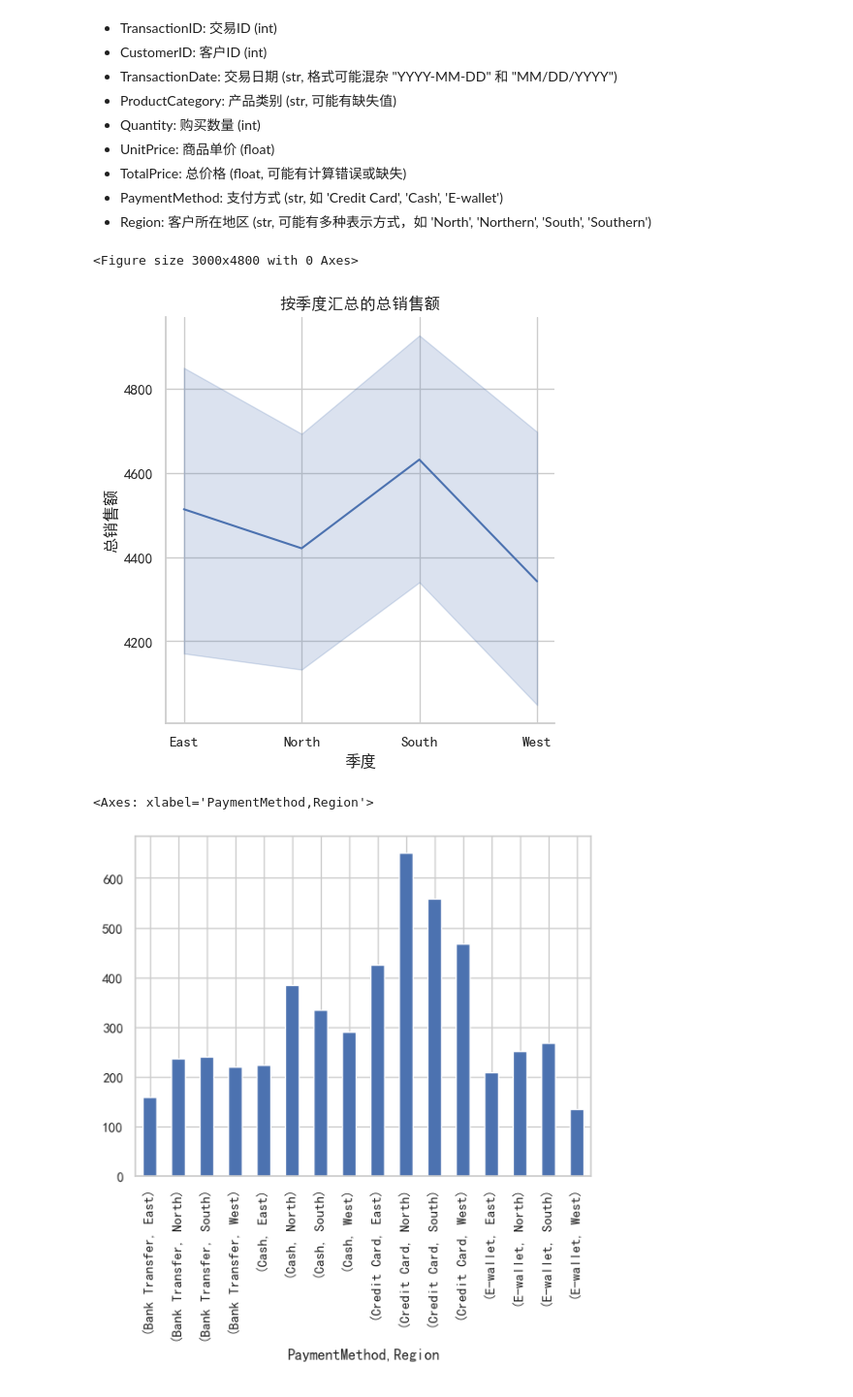
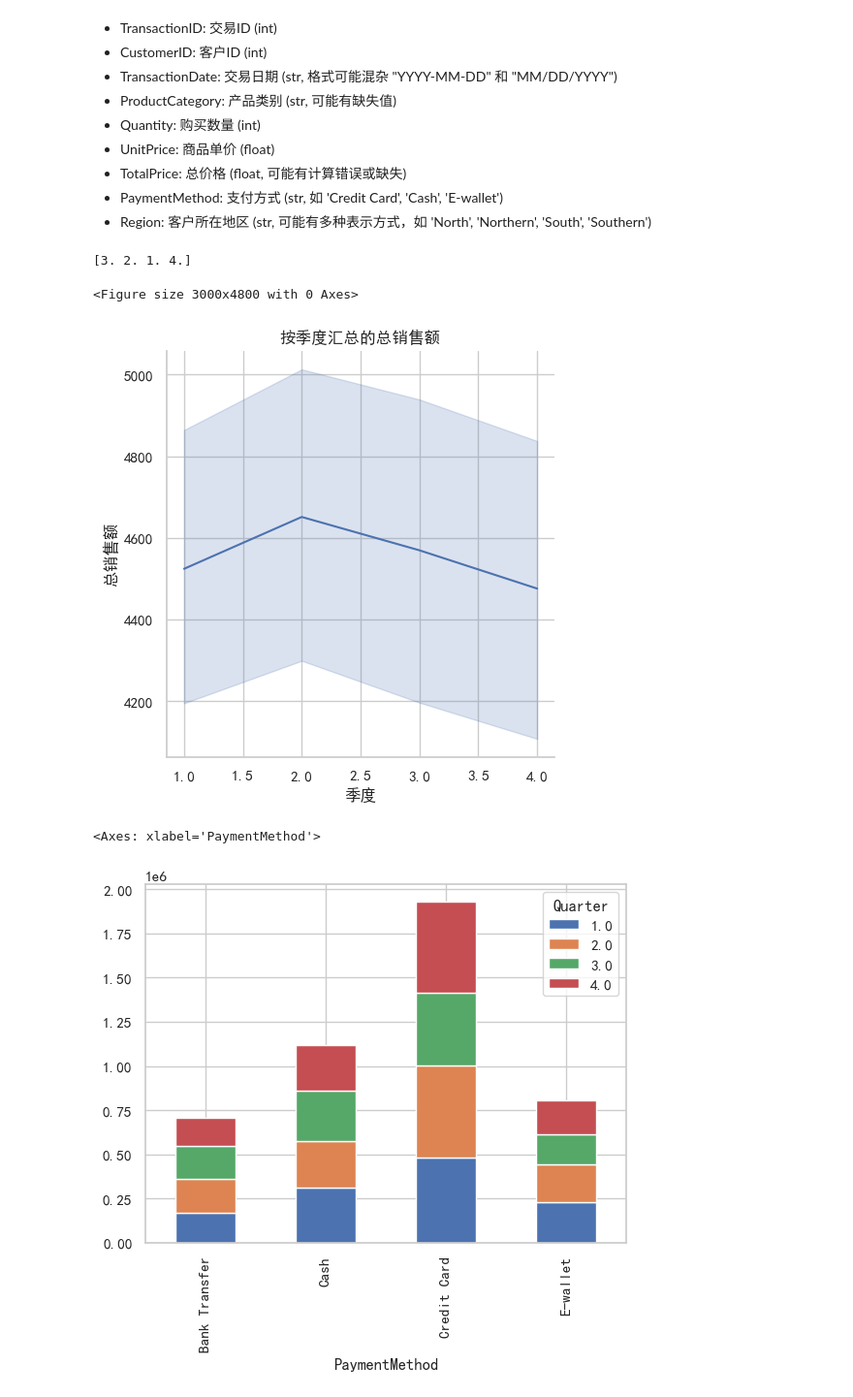
Before and after one commit to yt-x/ds_learn, a Jupyter notebook: practice/practice1.ipynb, the cells around one changed output. Shown at 97% size. Drawn from its saved outputs; the diff is of its cells as text; code cells hidden in the pictures.

```diff
--- a/practice/practice1.ipynb
+++ b/practice/practice1.ipynb
@@ -573,7 +573,7 @@ Data columns (total 9 columns):
 max      1000.000000   499.000000    9.000000  498.770000  4180.533656
 # %%
 # 将 `TransactionDate` 列统一转换为 `YYYY-MM-DD` 格式的字符串，并进一步转换为 `datetime` 类型。处理转换过程中可能出现的缺失值，例如转换为 `NaT` (Not a Time)。
-df['TransactionDate'] = pd.to_datetime(df['TransactionDate'], format='mixed')
+df['TransactionDate'] = pd.to_datetime(df['TransactionDate'], format='mixed', errors='coerce')
 df['TransactionDate'].info()
 # %% [output]
 <class 'pandas.core.series.Series'>
@@ -592,8 +592,8 @@ df['ProductCategory'] = df['ProductCategory'].fillna(df['ProductCategory'].mode(
 Quantity_median = df['Quantity'].median()
 UnitPrice_median = df['UnitPrice'].median()
 
-df.loc[(df['Quantity'].isna()) | (df['UnitPrice'].notna() ) & (df['TotalPrice'].notna()), "Quantity"] = df.loc[(df['Quantity'].isna()) | (df['UnitPrice'].notna() ) & (df['TotalPrice'].notna()), "TotalPrice"] / df.loc[(df['Quantity'].isna()) | (df['UnitPrice'].notna() ) & (df['TotalPrice'].notna()), "UnitPrice"]
-df.loc[(df['Quantity'].notna()) | (df['UnitPrice'].isna() ) & (df['TotalPrice'].notna()), "UnitPrice"] = df.loc[(df['Quantity'].notna()) | (df['UnitPrice'].isna() ) & (df['TotalPrice'].notna()), "TotalPrice"] / df.loc[(df['Quantity'].notna()) | (df['UnitPrice'].isna() ) & (df['TotalPrice'].notna()), "Quantity"]
+df.loc[(df['Quantity'].isna()) & (df['UnitPrice'].notna() ) & (df['TotalPrice'].notna()), "Quantity"] = df.loc[(df['Quantity'].isna()) & (df['UnitPrice'].notna() ) & (df['TotalPrice'].notna()), "TotalPrice"] / df.loc[(df['Quantity'].isna()) & (df['UnitPrice'].notna() ) & (df['TotalPrice'].notna()), "UnitPrice"]
+df.loc[(df['Quantity'].notna()) & (df['UnitPrice'].isna() ) & (df['TotalPrice'].notna()), "UnitPrice"] = df.loc[(df['Quantity'].notna()) & (df['UnitPrice'].isna() ) & (df['TotalPrice'].notna()), "TotalPrice"] / df.loc[(df['Quantity'].notna()) & (df['UnitPrice'].isna() ) & (df['TotalPrice'].notna()), "Quantity"]
 df['Quantity'] = df['Quantity'].fillna(Quantity_median)
 df['UnitPrice'] = df['UnitPrice'].fillna(UnitPrice_median)
 
@@ -684,26 +684,25 @@ sns.set_theme(style="whitegrid")
 plt.rcParams['font.sans-serif'] = 'SimHei'
 plt.rcParams['axes.unicode_minus'] = False
 # %%
+df['Quarter'] = df['TransactionDate'].dt.quarter
+df['Quarter'] = df['Quarter'].ffill()
+print(df['Quarter'].unique())
+
 fig = plt.figure(figsize=(10, 16), dpi=300)
 # 绘制按季度汇总的总销售额（`TotalPrice`）折线图。要求：x轴显示季度，y轴显示总销售额，添加图标题、轴标签和图例
-sns.relplot(data=df, x='Region', y='TotalPrice_y', kind='line')
+sns.relplot(data=df, x='Quarter', y='TotalPrice_y', kind='line')
 plt.title("按季度汇总的总销售额")
 plt.xlabel('季度')
 plt.ylabel('总销售额')
 plt.show()
 # %% [output]
-<Figure size 3000x4800 with 0 Axes>
+[3. 2. 1. 4.]
+<Figure size 3000x4800 with 0 Axes>
-[figure, old version]
+[figure, new version]
 # %%
 # 绘制不同 `PaymentMethod` 在各季度的销售额堆叠柱状图。
-
-# 使用 `sns.histplot` 或 `sns.kdeplot` 绘制 `AverageOrderValue` 的分布图，并用 `rug=True` 添加地毯图
-
-# 绘制 `ProductCategory` 对 `TotalPrice` 的箱线图，并用 `sns.swarmplot` 添加原始数据点。
-
-# 绘制各 `Region` 的总销售额柱状图，按销售额降序排列。
-
-# 使用热力图展示 `PaymentMethod` 与 `ProductCategory` 之间的交易计数关系。
+tem_df = pd.pivot_table(df, values='TotalPrice_y', columns='Quarter', index='PaymentMethod', aggfunc='sum')
+tem_df.plot(kind='bar', stacked=True)
 # %% [output]
-<Axes: xlabel='PaymentMethod,Region'>
+<Axes: xlabel='PaymentMethod'>
-[figure, old version]
+[figure, new version]
```
Also changed, not shown: parts of 5 cells of this notebook, 1 other file.
